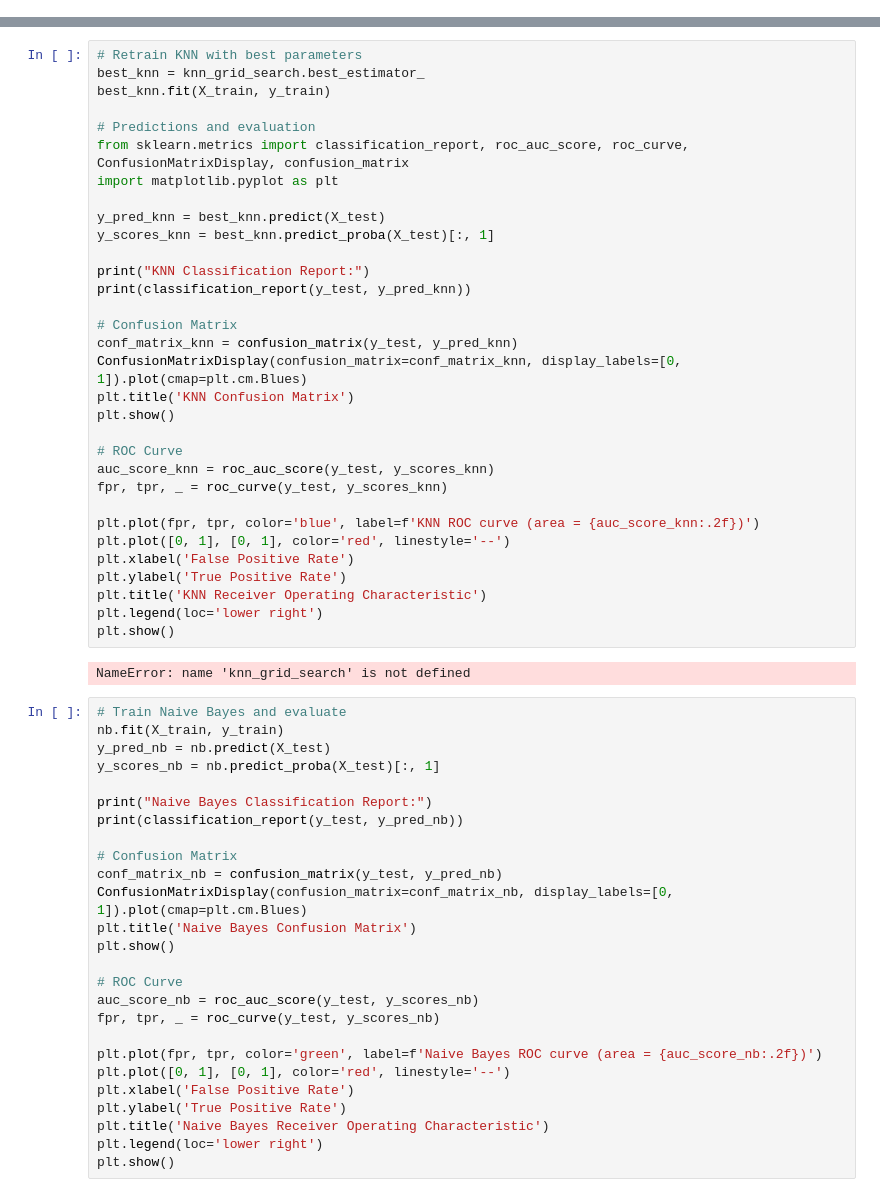
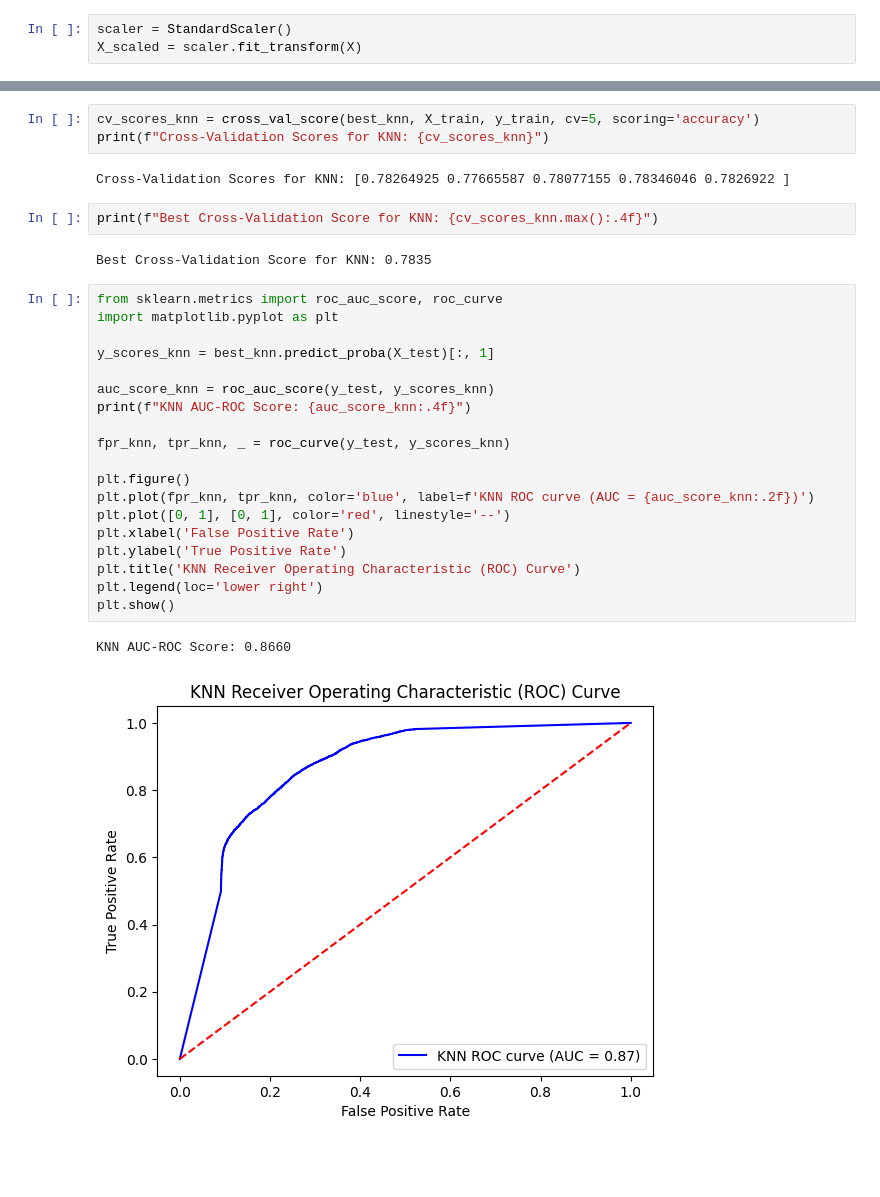
Before and after one commit to Olan-Pinto/Data-Mining-CSCI-5502-872-Course-Project, a Jupyter notebook: Modelling/KNN.ipynb, the cells around one changed output, grey strips where cells are left out. Cells and saved outputs as stored; diff of their text form; blank space fills up the shorter version.

```diff
--- a/Modelling/KNN.ipynb
+++ b/Modelling/KNN.ipynb
@@ -39 +22,4 @@ X_transformed, encoder_pipeline = feature_transformation(X)
+# %%
+scaler = StandardScaler()
+X_scaled = scaler.fit_transform(X)
 # %%
@@ -145,60 +137,31 @@ Best Naive Bayes score (Bayesian Optimization): 0.5660585841769008
+# %%
+cv_scores_knn = cross_val_score(best_knn, X_train, y_train, cv=5, scoring='accuracy')
+print(f"Cross-Validation Scores for KNN: {cv_scores_knn}")
+# %% [output]
+Cross-Validation Scores for KNN: [0.78264925 0.77665587 0.78077155 0.78346046 0.7826922 ]
+# %%
+print(f"Best Cross-Validation Score for KNN: {cv_scores_knn.max():.4f}")
+# %% [output]
+Best Cross-Validation Score for KNN: 0.7835
 # %%
-# Retrain KNN with best parameters
-best_knn = knn_grid_search.best_estimator_
-best_knn.fit(X_train, y_train)
-
-# Predictions and evaluation
-from sklearn.metrics import classification_report, roc_auc_score, roc_curve, ConfusionMatrixDisplay, confusion_matrix
+from sklearn.metrics import roc_auc_score, roc_curve
 import matplotlib.pyplot as plt
 
-y_pred_knn = best_knn.predict(X_test)
 y_scores_knn = best_knn.predict_proba(X_test)[:, 1]
 
-print("KNN Classification Report:")
-print(classification_report(y_test, y_pred_knn))
+auc_score_knn = roc_auc_score(y_test, y_scores_knn)
+print(f"KNN AUC-ROC Score: {auc_score_knn:.4f}")
 
-# Confusion Matrix
-conf_matrix_knn = confusion_matrix(y_test, y_pred_knn)
-ConfusionMatrixDisplay(confusion_matrix=conf_matrix_knn, display_labels=[0, 1]).plot(cmap=plt.cm.Blues)
-plt.title('KNN Confusion Matrix')
-plt.show()
+fpr_knn, tpr_knn, _ = roc_curve(y_test, y_scores_knn)
 
-# ROC Curve
-auc_score_knn = roc_auc_score(y_test, y_scores_knn)
-fpr, tpr, _ = roc_curve(y_test, y_scores_knn)
-
-plt.plot(fpr, tpr, color='blue', label=f'KNN ROC curve (area = {auc_score_knn:.2f})')
+plt.figure()
+plt.plot(fpr_knn, tpr_knn, color='blue', label=f'KNN ROC curve (AUC = {auc_score_knn:.2f})')
 plt.plot([0, 1], [0, 1], color='red', linestyle='--')
 plt.xlabel('False Positive Rate')
 plt.ylabel('True Positive Rate')
-plt.title('KNN Receiver Operating Characteristic')
+plt.title('KNN Receiver Operating Characteristic (ROC) Curve')
 plt.legend(loc='lower right')
 plt.show()
 # %% [output]
-NameError: name 'knn_grid_search' is not defined
+KNN AUC-ROC Score: 0.8660
+[figure, added]
-# %%
-# Train Naive Bayes and evaluate
-nb.fit(X_train, y_train)
-y_pred_nb = nb.predict(X_test)
-y_scores_nb = nb.predict_proba(X_test)[:, 1]
-
-print("Naive Bayes Classification Report:")
-print(classification_report(y_test, y_pred_nb))
-
-# Confusion Matrix
-conf_matrix_nb = confusion_matrix(y_test, y_pred_nb)
-ConfusionMatrixDisplay(confusion_matrix=conf_matrix_nb, display_labels=[0, 1]).plot(cmap=plt.cm.Blues)
-plt.title('Naive Bayes Confusion Matrix')
-plt.show()
-
-# ROC Curve
-auc_score_nb = roc_auc_score(y_test, y_scores_nb)
-fpr, tpr, _ = roc_curve(y_test, y_scores_nb)
-
-plt.plot(fpr, tpr, color='green', label=f'Naive Bayes ROC curve (area = {auc_score_nb:.2f})')
-plt.plot([0, 1], [0, 1], color='red', linestyle='--')
-plt.xlabel('False Positive Rate')
-plt.ylabel('True Positive Rate')
-plt.title('Naive Bayes Receiver Operating Characteristic')
-plt.legend(loc='lower right')
-plt.show()
```
Also changed, not shown: parts of 25 cells of this notebook, 3 other files.
